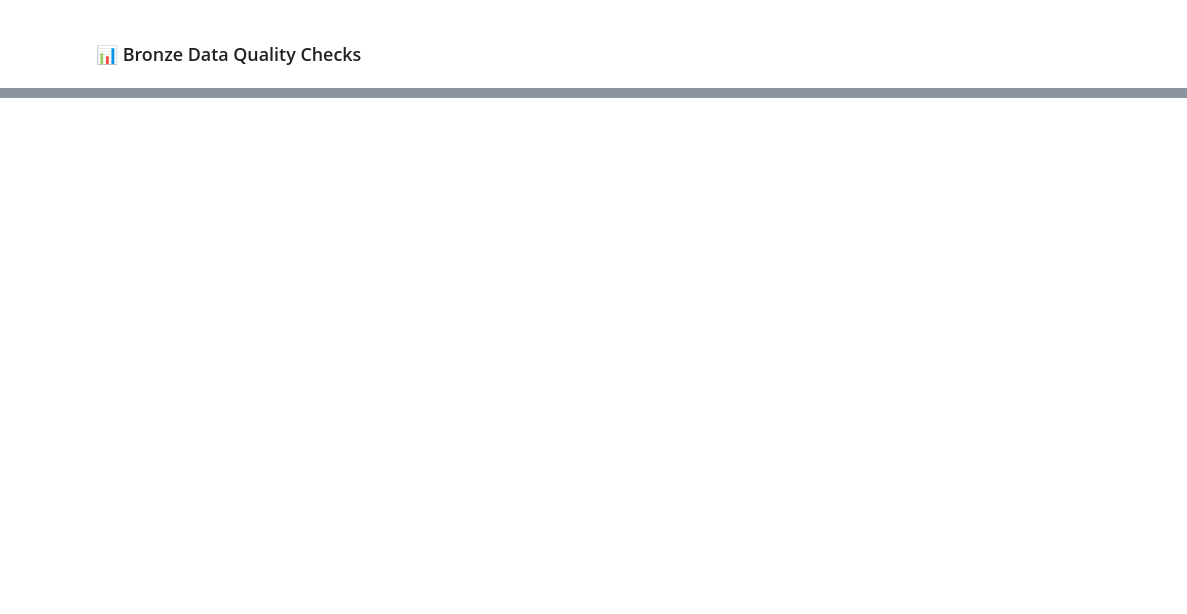
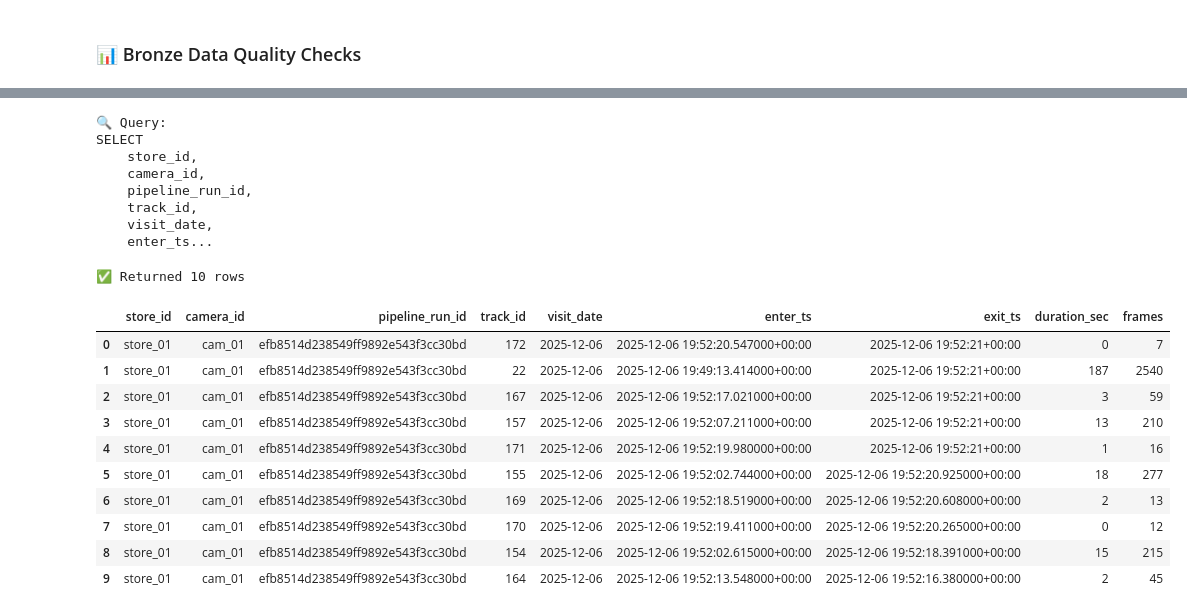
Before and after one commit to hungfnguyen/retail-video-analytics, a Jupyter notebook: notebooks/data_exploration.ipynb, the cells around one changed output, grey strips where cells are left out. Drawn from its saved outputs; the diff is of its cells as text; code cells hidden in the pictures; blank space fills up the shorter version.

```diff
--- a/notebooks/data_exploration.ipynb
+++ b/notebooks/data_exploration.ipynb
@@ -334,0 +523,38 @@ SELECT
+# %%
+df_gold_latest = query("""
+SELECT
+    store_id,
+    camera_id,
+    pipeline_run_id,
+    track_id,
+    visit_date,
+    enter_ts,
+    exit_ts,
+    duration_sec,
+    frames
+FROM lakehouse.rva.gold_track_summary
+ORDER BY exit_ts DESC
+LIMIT 10
+""")
+df_gold_latest
+# %% [output]
+🔍 Query:
+SELECT
+    store_id,
+    camera_id,
+    pipeline_run_id,
+    track_id,
+    visit_date,
+    enter_ts...
+✅ Returned 10 rows
+|  | store_id | camera_id | pipeline_run_id | track_id | visit_date | enter_ts | exit_ts | duration_sec | frames |
+| 0 | store_01 | cam_01 | efb8514d238549ff9892e543f3cc30bd | 172 | 2025-12-06 | 2025-12-06 19:52:20.547000+00:00 | 2025-12-06 19:52:21+00:00 | 0 | 7 |
+| 1 | store_01 | cam_01 | efb8514d238549ff9892e543f3cc30bd | 22 | 2025-12-06 | 2025-12-06 19:49:13.414000+00:00 | 2025-12-06 19:52:21+00:00 | 187 | 2540 |
+| 2 | store_01 | cam_01 | efb8514d238549ff9892e543f3cc30bd | 167 | 2025-12-06 | 2025-12-06 19:52:17.021000+00:00 | 2025-12-06 19:52:21+00:00 | 3 | 59 |
+| 3 | store_01 | cam_01 | efb8514d238549ff9892e543f3cc30bd | 157 | 2025-12-06 | 2025-12-06 19:52:07.211000+00:00 | 2025-12-06 19:52:21+00:00 | 13 | 210 |
+| 4 | store_01 | cam_01 | efb8514d238549ff9892e543f3cc30bd | 171 | 2025-12-06 | 2025-12-06 19:52:19.980000+00:00 | 2025-12-06 19:52:21+00:00 | 1 | 16 |
+| 5 | store_01 | cam_01 | efb8514d238549ff9892e543f3cc30bd | 155 | 2025-12-06 | 2025-12-06 19:52:02.744000+00:00 | 2025-12-06 19:52:20.925000+00:00 | 18 | 277 |
+| 6 | store_01 | cam_01 | efb8514d238549ff9892e543f3cc30bd | 169 | 2025-12-06 | 2025-12-06 19:52:18.519000+00:00 | 2025-12-06 19:52:20.608000+00:00 | 2 | 13 |
+| 7 | store_01 | cam_01 | efb8514d238549ff9892e543f3cc30bd | 170 | 2025-12-06 | 2025-12-06 19:52:19.411000+00:00 | 2025-12-06 19:52:20.265000+00:00 | 0 | 12 |
+| 8 | store_01 | cam_01 | efb8514d238549ff9892e543f3cc30bd | 154 | 2025-12-06 | 2025-12-06 19:52:02.615000+00:00 | 2025-12-06 19:52:18.391000+00:00 | 15 | 215 |
+| 9 | store_01 | cam_01 | efb8514d238549ff9892e543f3cc30bd | 164 | 2025-12-06 | 2025-12-06 19:52:13.548000+00:00 | 2025-12-06 19:52:16.380000+00:00 | 2 | 45 |
```
Also changed, not shown: parts of 22 cells of this notebook, 9 other files.
